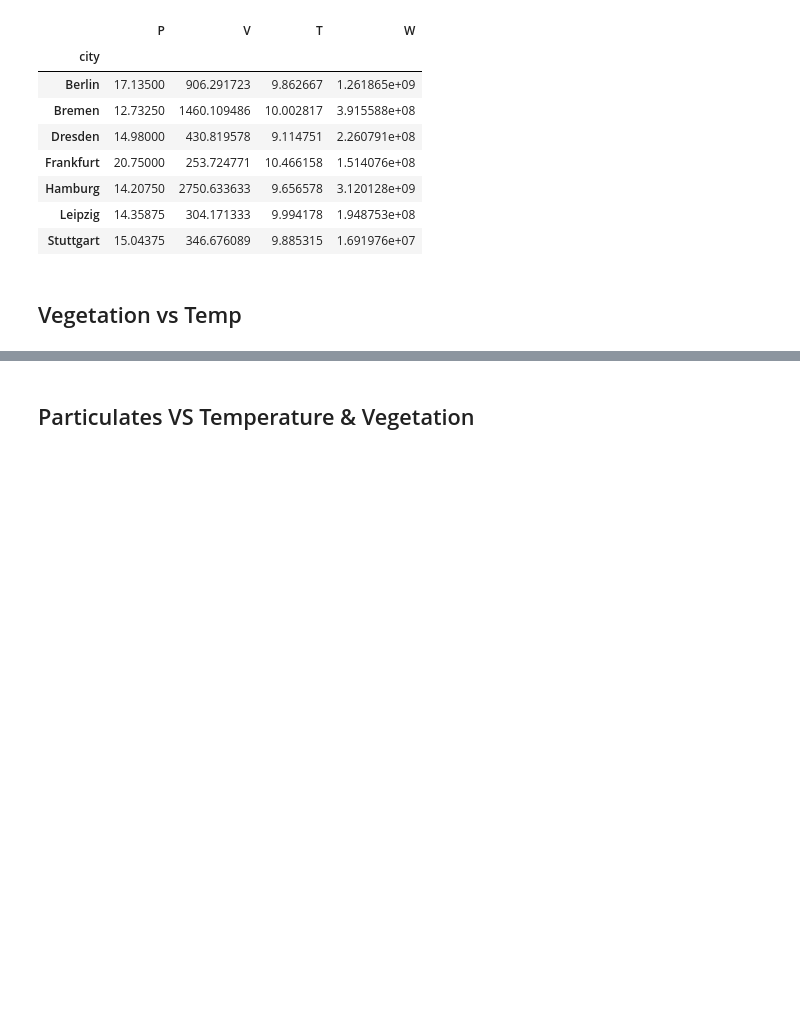
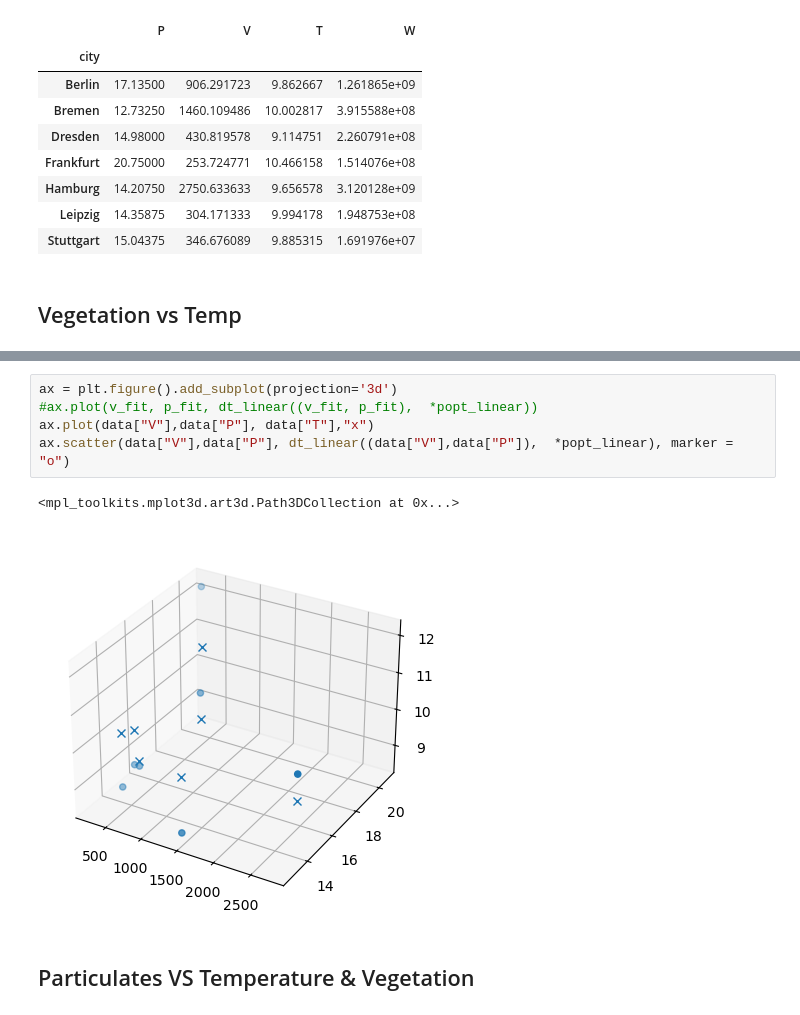
Before and after one commit to Max10-afk/comp_ecology, a Jupyter notebook: scripts/plotting.ipynb, the cells around one changed output, grey strips where cells are left out. Drawn from its saved outputs; the diff is of its cells as text; blank space fills up the shorter version.

```diff
--- a/scripts/plotting.ipynb
+++ b/scripts/plotting.ipynb
@@ -82,3 +82,11 @@ print(popt_linear)
+# %%
+ax = plt.figure().add_subplot(projection='3d')
+#ax.plot(v_fit, p_fit, dt_linear((v_fit, p_fit),  *popt_linear))
+ax.plot(data["V"],data["P"], data["T"],"x")
+ax.scatter(data["V"],data["P"], dt_linear((data["V"],data["P"]),  *popt_linear), marker = "o")
+# %% [output]
+<mpl_toolkits.mplot3d.art3d.Path3DCollection at 0x...>
+[figure, added]
 # %% [markdown]
 ## Particulates VS Temperature & Vegetation
 # %%
```
Also changed, not shown: parts of 3 cells of this notebook.
